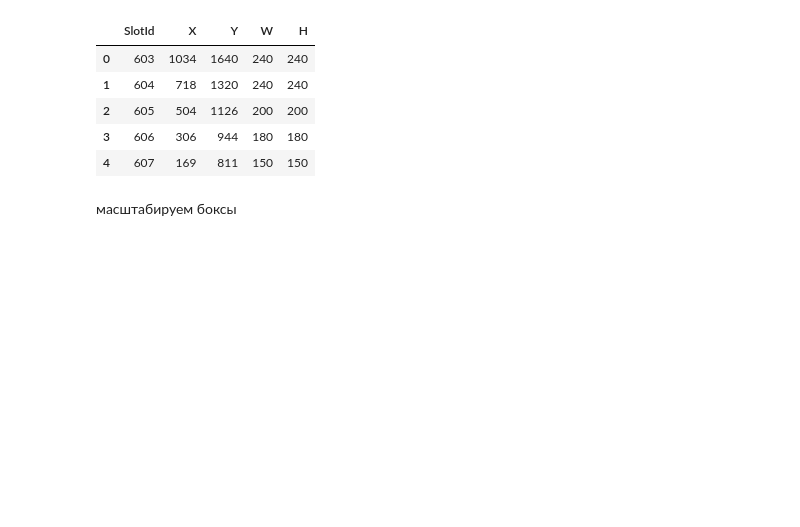
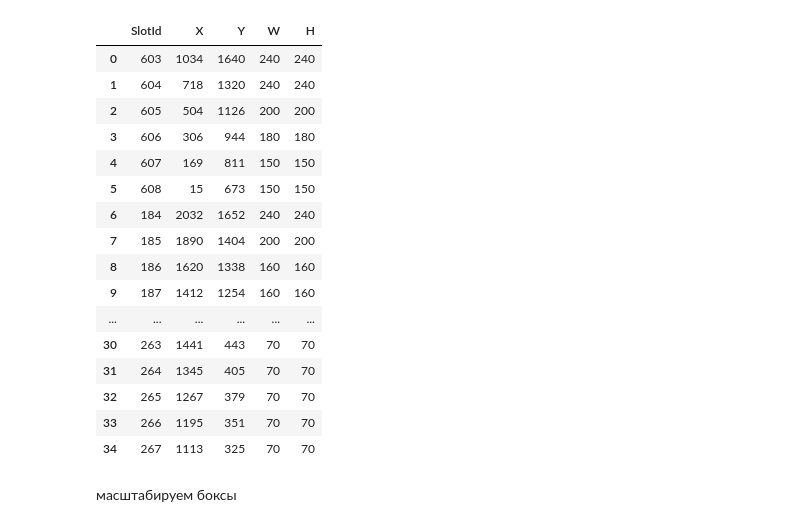
Before and after one commit to VitalBoss/Practice, a Jupyter notebook: detect2_1.ipynb, the cells around one changed output. Cells and saved outputs as stored; diff of their text form; code cells hidden in the pictures; blank space fills up the shorter version.

```diff
--- a/detect2_1.ipynb
+++ b/detect2_1.ipynb
@@ -10,14 +11,25 @@ from glob import glob
 # %%
 df = pd.read_csv("C:\\Users\Vitaliy\\3D Objects\\detect\\camera1.csv")
 # %%
-df.head()
+df
 # %% [output]
 |  | SlotId | X | Y | W | H |
 | 0 | 603 | 1034 | 1640 | 240 | 240 |
 | 1 | 604 | 718 | 1320 | 240 | 240 |
 | 2 | 605 | 504 | 1126 | 200 | 200 |
 | 3 | 606 | 306 | 944 | 180 | 180 |
 | 4 | 607 | 169 | 811 | 150 | 150 |
+| 5 | 608 | 15 | 673 | 150 | 150 |
+| 6 | 184 | 2032 | 1652 | 240 | 240 |
+| 7 | 185 | 1890 | 1404 | 200 | 200 |
+| 8 | 186 | 1620 | 1338 | 160 | 160 |
+| 9 | 187 | 1412 | 1254 | 160 | 160 |
+| ... | ... | ... | ... | ... | ... |
+| 30 | 263 | 1441 | 443 | 70 | 70 |
+| 31 | 264 | 1345 | 405 | 70 | 70 |
+| 32 | 265 | 1267 | 379 | 70 | 70 |
+| 33 | 266 | 1195 | 351 | 70 | 70 |
+| 34 | 267 | 1113 | 325 | 70 | 70 |
 # %% [markdown]
 масштабируем боксы
 # %%
```
Also changed, not shown: parts of 26 cells of this notebook.
